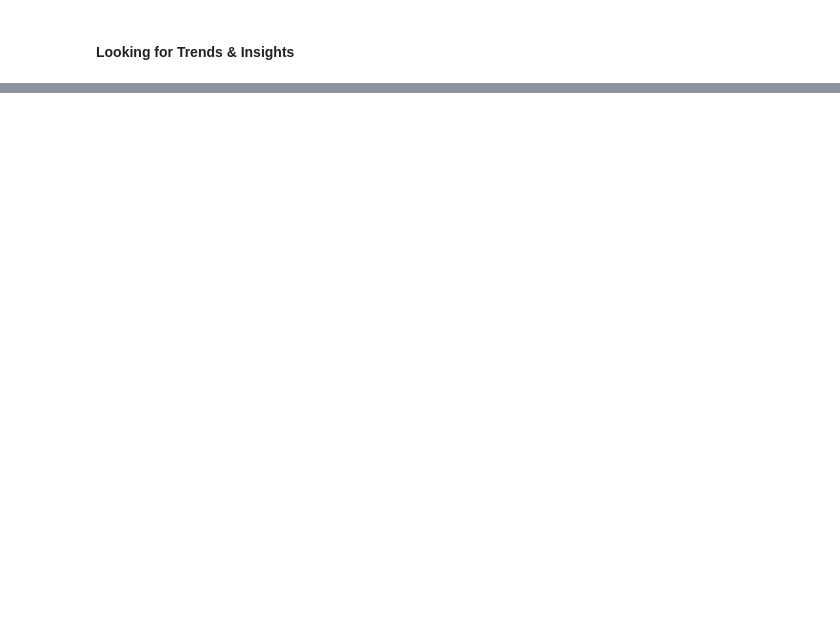
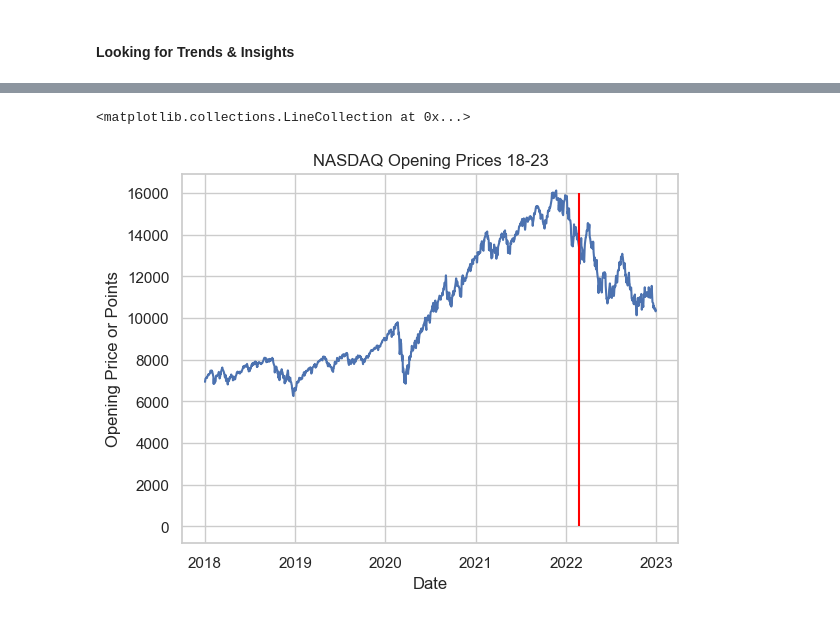
Before and after one commit to sethbeckett/cs6830_project3, a Jupyter notebook: eda.ipynb, the cells around one changed output, grey strips where cells are left out. Saved outputs shown, nothing was run; the diff lists cells and outputs as text; code cells hidden in the pictures; blank space fills up the shorter version.

```diff
--- a/eda.ipynb
+++ b/eda.ipynb
@@ -47,0 +72,8 @@ plt.ylabel("Opening Price ($)")
+# %%
+sns.lineplot(data=nasdaq, x="Date", y="Open")
+plt.title("NASDAQ Opening Prices 18-23")
+plt.ylabel("Opening Price or Points")
+plt.vlines(x=np.datetime64("2022-02-24"), ymin=0, ymax=16000, colors="red")
+# %% [output]
+<matplotlib.collections.LineCollection at 0x...>
+[figure, added]
```
Also changed, not shown: parts of 9 cells of this notebook.
